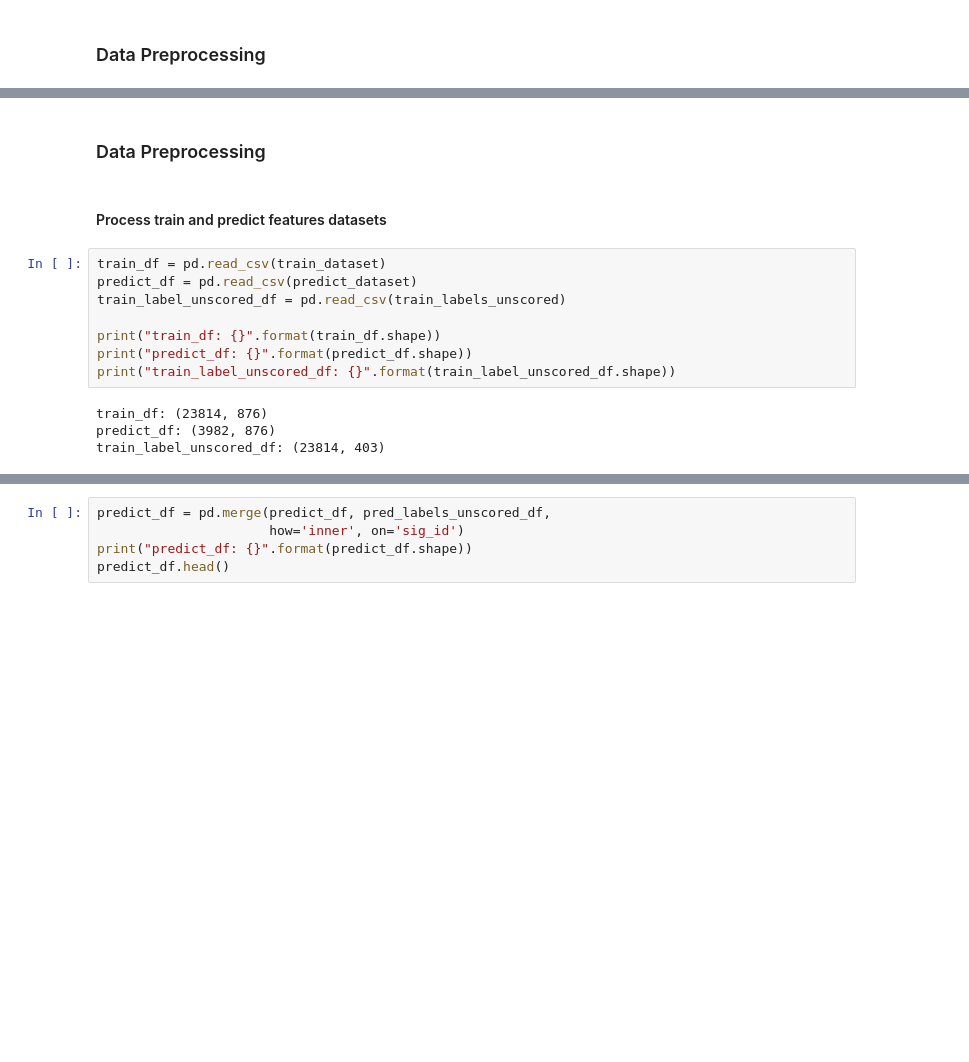
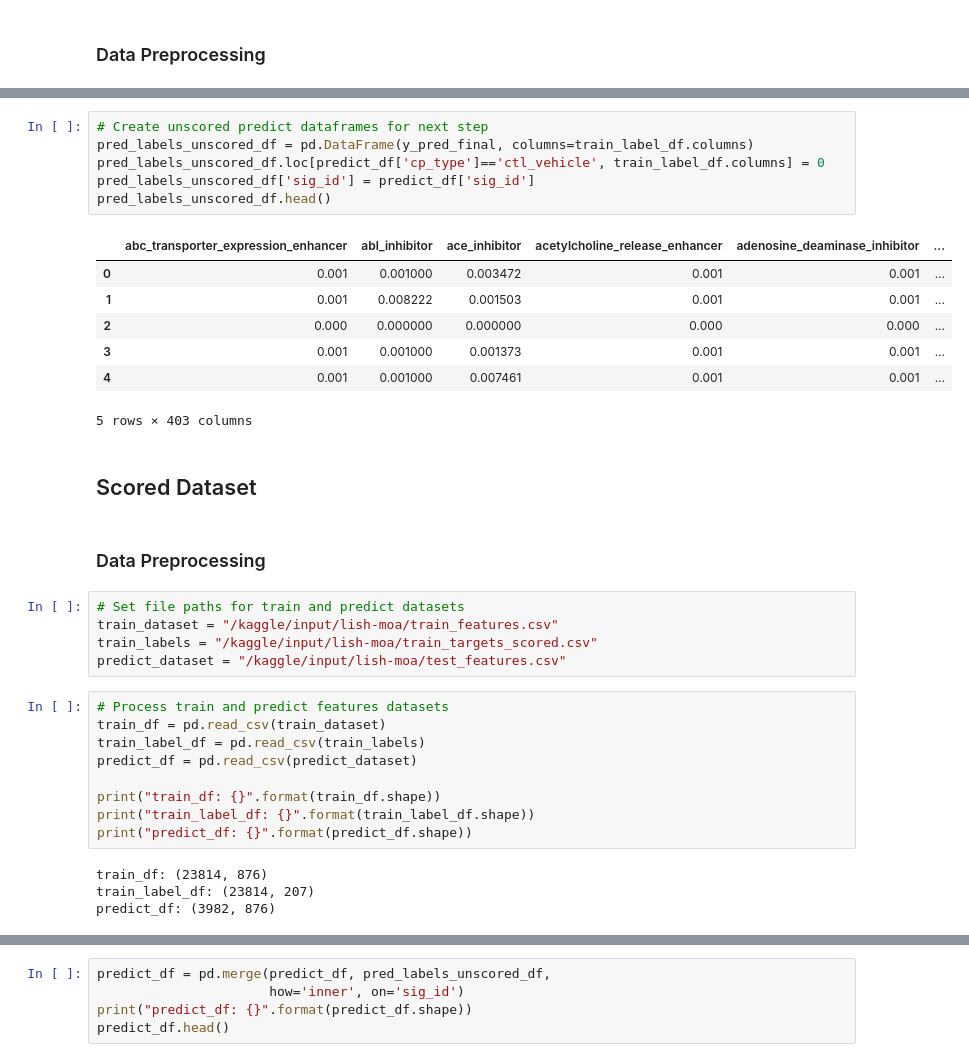
Before and after one commit to dlaststark/machine-learning-projects, a Jupyter notebook: Kaggle/Mechanism of Action/moa-prediction.ipynb, the cells around one changed output, grey strips where cells are left out. Drawn from its saved outputs; the diff is of its cells as text; blank space fills up the shorter version.

```diff
--- a/Kaggle/Mechanism of Action/moa-prediction.ipynb
+++ b/Kaggle/Mechanism of Action/moa-prediction.ipynb
@@ -501,16 +564,36 @@ plt.show()
+# %%
+# Create unscored predict dataframes for next step
+pred_labels_unscored_df = pd.DataFrame(y_pred_final, columns=train_label_df.columns)
+pred_labels_unscored_df.loc[predict_df['cp_type']=='ctl_vehicle', train_label_df.columns] = 0
+pred_labels_unscored_df['sig_id'] = predict_df['sig_id']
+pred_labels_unscored_df.head()
+# %% [output]
+|  | abc_transporter_expression_enhancer | abl_inhibitor | ace_inhibitor | acetylcholine_release_enhancer | adenosine_deaminase_inhibitor | ... |
+| 0 | 0.001 | 0.001000 | 0.003472 | 0.001 | 0.001 | ... |
+| 1 | 0.001 | 0.008222 | 0.001503 | 0.001 | 0.001 | ... |
+| 2 | 0.000 | 0.000000 | 0.000000 | 0.000 | 0.000 | ... |
+| 3 | 0.001 | 0.001000 | 0.001373 | 0.001 | 0.001 | ... |
+| 4 | 0.001 | 0.001000 | 0.007461 | 0.001 | 0.001 | ... |
+5 rows × 403 columns
+# %% [markdown]
+## Scored Dataset
 # %% [markdown]
 ### Data Preprocessing
-# %% [markdown]
-#### Process train and predict features datasets
+# %%
+# Set file paths for train and predict datasets
+train_dataset = "/kaggle/input/lish-moa/train_features.csv"
+train_labels = "/kaggle/input/lish-moa/train_targets_scored.csv"
+predict_dataset = "/kaggle/input/lish-moa/test_features.csv"
 # %%
+# Process train and predict features datasets
 train_df = pd.read_csv(train_dataset)
+train_label_df = pd.read_csv(train_labels)
 predict_df = pd.read_csv(predict_dataset)
-train_label_unscored_df = pd.read_csv(train_labels_unscored)
 
 print("train_df: {}".format(train_df.shape))
+print("train_label_df: {}".format(train_label_df.shape))
 print("predict_df: {}".format(predict_df.shape))
-print("train_label_unscored_df: {}".format(train_label_unscored_df.shape))
 # %% [output]
 train_df: (23814, 876)
+train_label_df: (23814, 207)
 predict_df: (3982, 876)
-train_label_unscored_df: (23814, 403)
```
Also changed, not shown: parts of 86 cells of this notebook.
